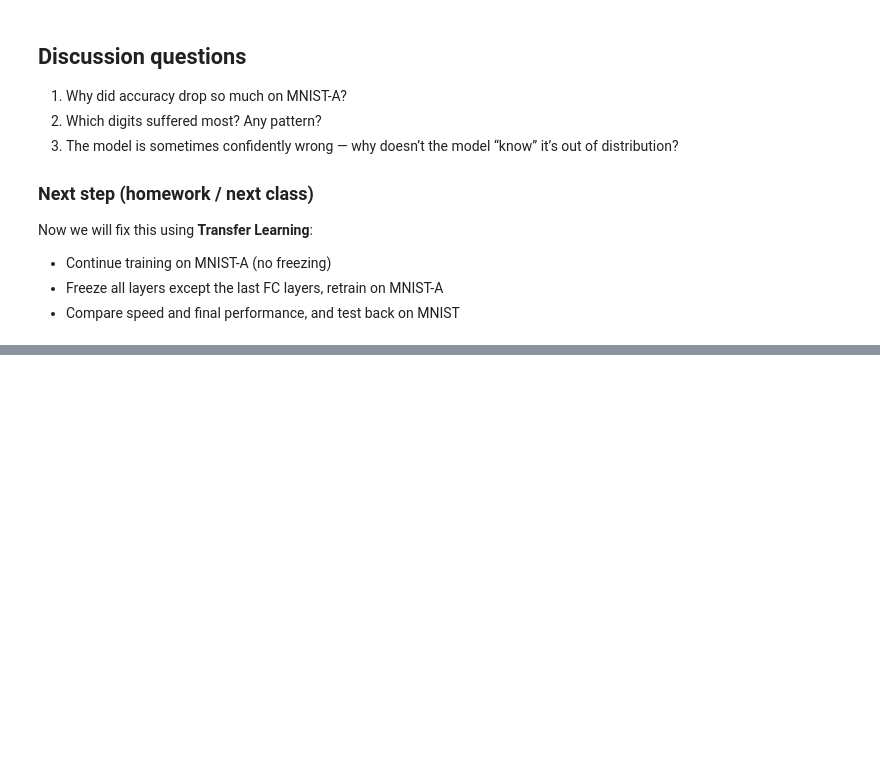
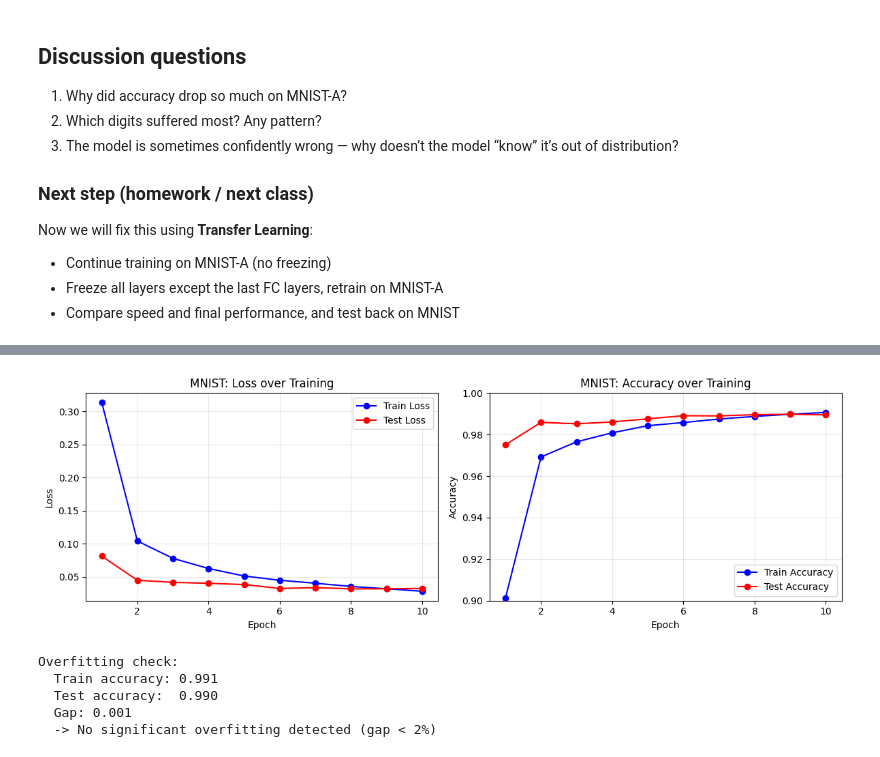
Before and after one commit to InSuperposition/data_science_container, a Jupyter notebook: notebook/exercise_8/mnist_arab_letters.ipynb, the cells around one changed output, grey strips where cells are left out. Saved outputs shown, nothing was run; the diff lists cells and outputs as text; code cells hidden in the pictures; blank space fills up the shorter version.

```diff
--- a/notebook/exercise_8/mnist_arab_letters.ipynb
+++ b/notebook/exercise_8/mnist_arab_letters.ipynb
@@ -176,8 +256,8 @@ def evaluate(model, loader, max_batches=None):
         if max_batches is not None and b >= max_batches:
             break
 
-        x = x.to(device, non_blocking=True)
-        y = y.to(device, non_blocking=True)
+        x = x.to(device)
+        y = y.to(device)
 
         logits = model(x)
         loss = criterion(logits, y)
@@ -201,10 +281,12 @@ def train_one_epoch(model, loader, optimizer):
     total = 0
 
     for x, y in loader:
-        x = x.to(device, non_blocking=True)
-        y = y.to(device, non_blocking=True)
+        # Note: non_blocking=True and set_to_none=True removed due to MPS backend bugs
+        # that cause numerical instability and evaluation failures on Apple Silicon
+        x = x.to(device)
+        y = y.to(device)
 
-        optimizer.zero_grad(set_to_none=True)
+        optimizer.zero_grad()
         logits = model(x)
         loss = criterion(logits, y)
         loss.backward()
@@ -384,0 +644,48 @@ Now we will fix this using **Transfer Learning**:
+# %%
+# Plot MNIST training curves
+fig, axes = plt.subplots(1, 2, figsize=(12, 4))
+
+epochs = [h['epoch'] for h in mnist_history]
+
+# Loss plot
+axes[0].plot(epochs, [h['train_loss'] for h in mnist_history], 'b-o', label='Train Loss')
+axes[0].plot(epochs, [h['test_loss'] for h in mnist_history], 'r-o', label='Test Loss')
+axes[0].set_xlabel('Epoch')
+axes[0].set_ylabel('Loss')
+axes[0].set_title('MNIST: Loss over Training')
+axes[0].legend()
+axes[0].grid(True, alpha=0.3)
+
+# Accuracy plot
+axes[1].plot(epochs, [h['train_acc'] for h in mnist_history], 'b-o', label='Train Accuracy')
+axes[1].plot(epochs, [h['test_acc'] for h in mnist_history], 'r-o', label='Test Accuracy')
+axes[1].set_xlabel('Epoch')
+axes[1].set_ylabel('Accuracy')
+axes[1].set_title('MNIST: Accuracy over Training')
+axes[1].legend()
+axes[1].grid(True, alpha=0.3)
+axes[1].set_ylim([0.9, 1.0])
+
+plt.tight_layout()
+plt.show()
+
+# Check for overfitting
+train_acc_final = mnist_history[-1]['train_acc']
+test_acc_final = mnist_history[-1]['test_acc']
+gap = train_acc_final - test_acc_final
+
+print("\nOverfitting check:")
+print(f"  Train accuracy: {train_acc_final:.3f}")
+print(f"  Test accuracy:  {test_acc_final:.3f}")
+print(f"  Gap: {gap:.3f}")
+if gap < 0.02:
+    print("  -> No significant overfitting detected (gap < 2%)")
+else:
+    print("  -> Some overfitting detected")
+# %% [output]
+[figure, added]
+Overfitting check:
+  Train accuracy: 0.991
+  Test accuracy:  0.990
+  Gap: 0.001
+  -> No significant overfitting detected (gap < 2%)
```
Also changed, not shown: parts of 17 cells of this notebook, 2 other files.
